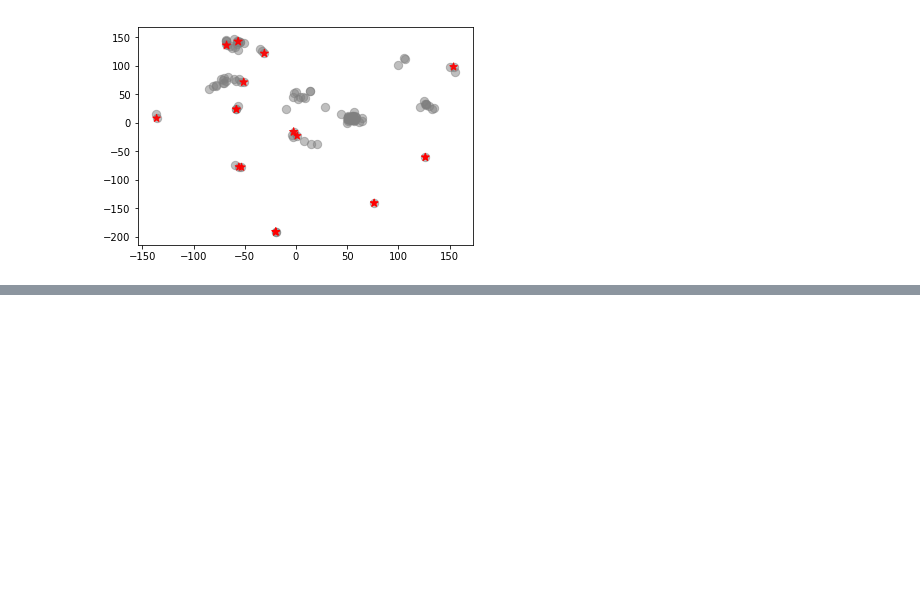
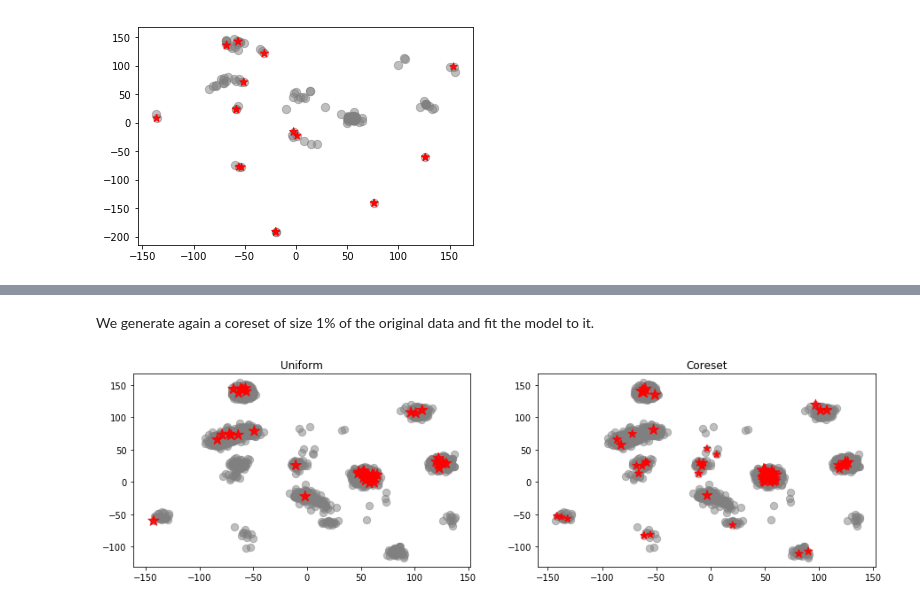
Before and after one commit to zalanborsos/coresets, a Jupyter notebook: examples/kmeans.ipynb, the cells around one changed output, grey strips where cells are left out. Cells and saved outputs as stored; diff of their text form; code cells hidden in the pictures; blank space fills up the shorter version.

```diff
--- a/examples/kmeans.ipynb
+++ b/examples/kmeans.ipynb
@@ -165,0 +177,18 @@ plotting.plot_2d_points_and_coreset(X, C, w)
+# %% [markdown]
+We generate again a coreset of size 1% of the original data and fit the model to it.
+# %%
+coreset_size = 50
+
+uniform_gen = coresets.KMeansUniformCoreset(X)
+C_u, w_u = uniform_gen.generate_coreset(coreset_size)
+
+coreset_gen = coresets.KMeansCoreset(X, n_clusters=true_k)
+C, w = coreset_gen.generate_coreset(coreset_size)
+
+plt.figure(figsize=(15, 4))
+for i, (data, weights, title) in enumerate([(C_u, w_u, "Uniform"), (C, w, "Coreset")]):
+    plt.subplot(1, 2, i+1)
+    plotting.plot_2d_points_and_coreset(X, data, weights)
+    plt.title(title)
+# %% [output]
+[figure, added]
```
Also changed, not shown: parts of 4 cells of this notebook, 5 other files.
